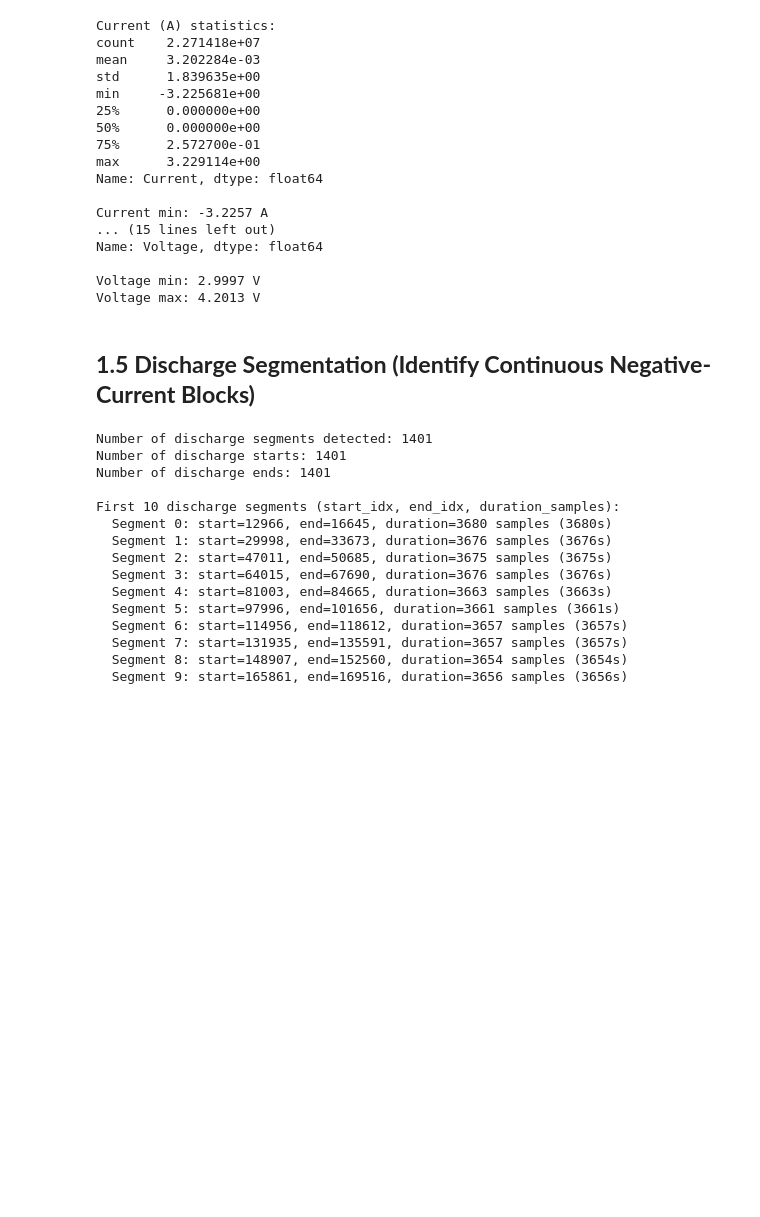
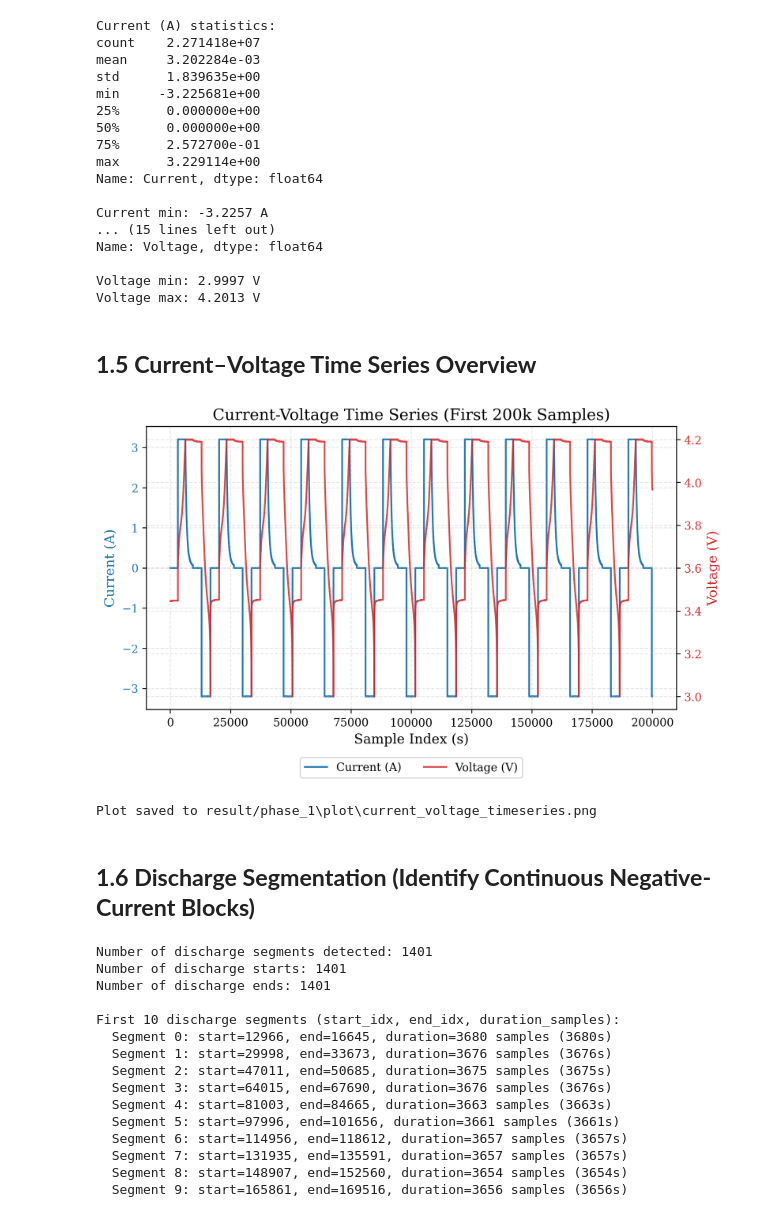
Before and after one commit to 1bytess/quantum-ocsvm-battery-anomaly-detection, a Jupyter notebook: phase_1_data_processing_segmentation.ipynb, the cells around one changed output. Saved outputs shown, nothing was run; the diff lists cells and outputs as text; code cells hidden in the pictures; blank space fills up the shorter version.

```diff
--- a/phase_1_data_processing_segmentation.ipynb
+++ b/phase_1_data_processing_segmentation.ipynb
@@ -97,8 +135,53 @@ Name: Voltage, dtype: float64
 
 Voltage min: 2.9997 V
 Voltage max: 4.2013 V
+# %% [markdown]
+## **1.5 Current–Voltage Time Series Overview**
+# %%
+window = slice(0, 200_000)
+df_slice = df.iloc[window].copy()
+
+fig, ax1 = plt.subplots(figsize=(8, 5))
+
+lns1 = ax1.plot(
+    df_slice.index,
+    df_slice["Current"],
+    color="tab:blue",
+    linewidth=1.5,
+    label="Current (A)"
+)
+ax1.set_xlabel("Sample Index (s)")
+ax1.set_ylabel("Current (A)", color="tab:blue")
+ax1.tick_params(axis="y", labelcolor="tab:blue")
+ax1.grid(True, alpha=0.3, linestyle='--')
+
+ax2 = ax1.twinx()
+lns2 = ax2.plot(
+    df_slice.index,
+    df_slice["Voltage"],
+    color="tab:red",
+    linewidth=1.5,
+    label="Voltage (V)",
+    alpha=0.85
+)
+ax2.set_ylabel("Voltage (V)", color="tab:red")
+ax2.tick_params(axis="y", labelcolor="tab:red")
+
+lns = lns1 + lns2
+labels = [l.get_label() for l in lns]
+ax1.legend(lns, labels, loc="upper center", bbox_to_anchor=(0.5, -0.15), ncol=2, frameon=True)
+
+plt.title("Current-Voltage Time Series (First 200k Samples)")
+plt.tight_layout()
+plt.savefig(os.path.join(PLOT_DIR, "current_voltage_timeseries.png"), bbox_inches='tight')
+plt.show()
+
+print(f"Plot saved to {os.path.join(PLOT_DIR, 'current_voltage_timeseries.png')}")
+# %% [output]
+[figure, added]
+Plot saved to result/phase_1\plot\current_voltage_timeseries.png
 # %% [markdown]
-## **1.5 Discharge Segmentation (Identify Continuous Negative-Current Blocks)**
+## **1.6 Discharge Segmentation (Identify Continuous Negative-Current Blocks)**
 # %%
 # Identify discharge segments (continuous negative current blocks)
 discharge_mask = df['Current'] < 0.0
```
Also changed, not shown: parts of 13 cells of this notebook, 21 other files.
